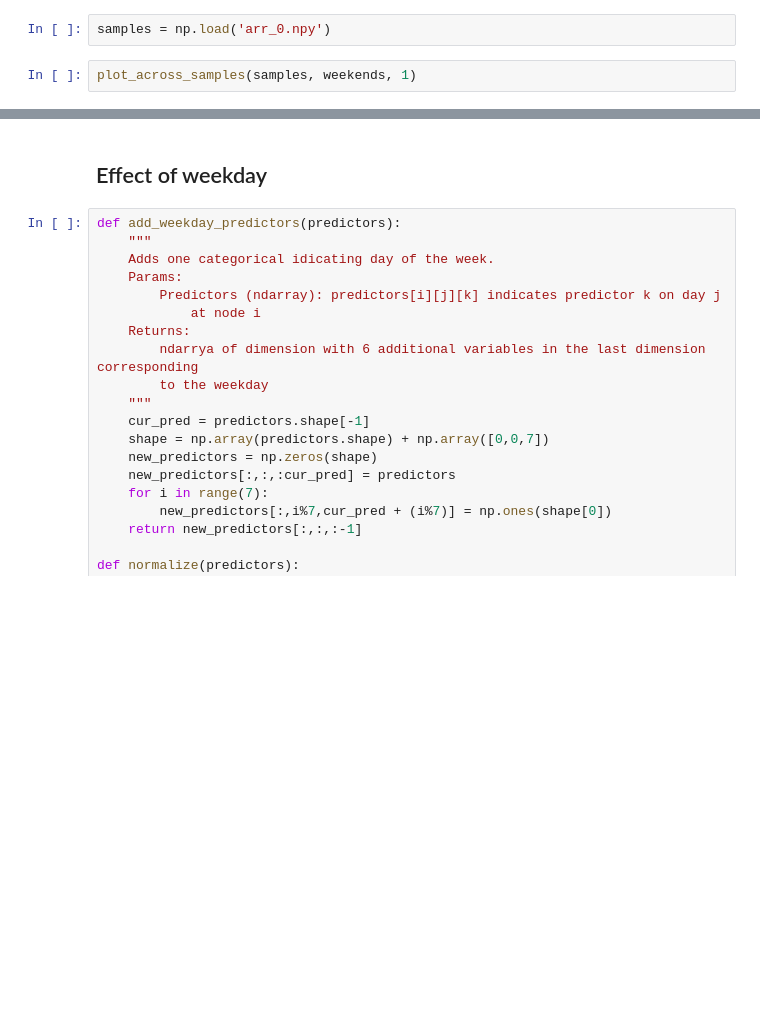
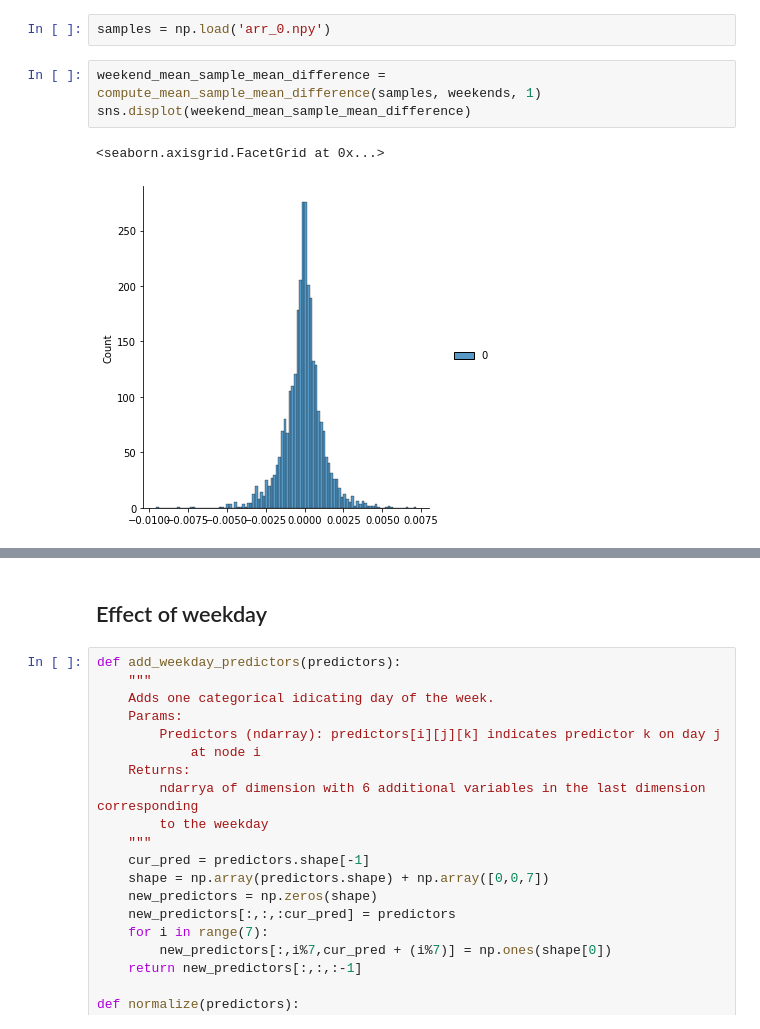
Before and after one commit to akucukelbir/probprog-finalproject, a Jupyter notebook: test_notebooks/final_notebook.ipynb, the cells around one changed output, grey strips where cells are left out. Drawn from its saved outputs; the diff is of its cells as text; blank space fills up the shorter version.

```diff
--- a/test_notebooks/final_notebook.ipynb
+++ b/test_notebooks/final_notebook.ipynb
@@ -481,4 +507,8 @@ plot_across_actual(train_mat, weekends, 1)
 # %%
 samples = np.load('arr_0.npy')
 # %%
-plot_across_samples(samples, weekends, 1)
+weekend_mean_sample_mean_difference = compute_mean_sample_mean_difference(samples, weekends, 1)
+sns.displot(weekend_mean_sample_mean_difference)
+# %% [output]
+<seaborn.axisgrid.FacetGrid at 0x...>
+[figure, added]
```
Also changed, not shown: parts of 8 cells of this notebook.
